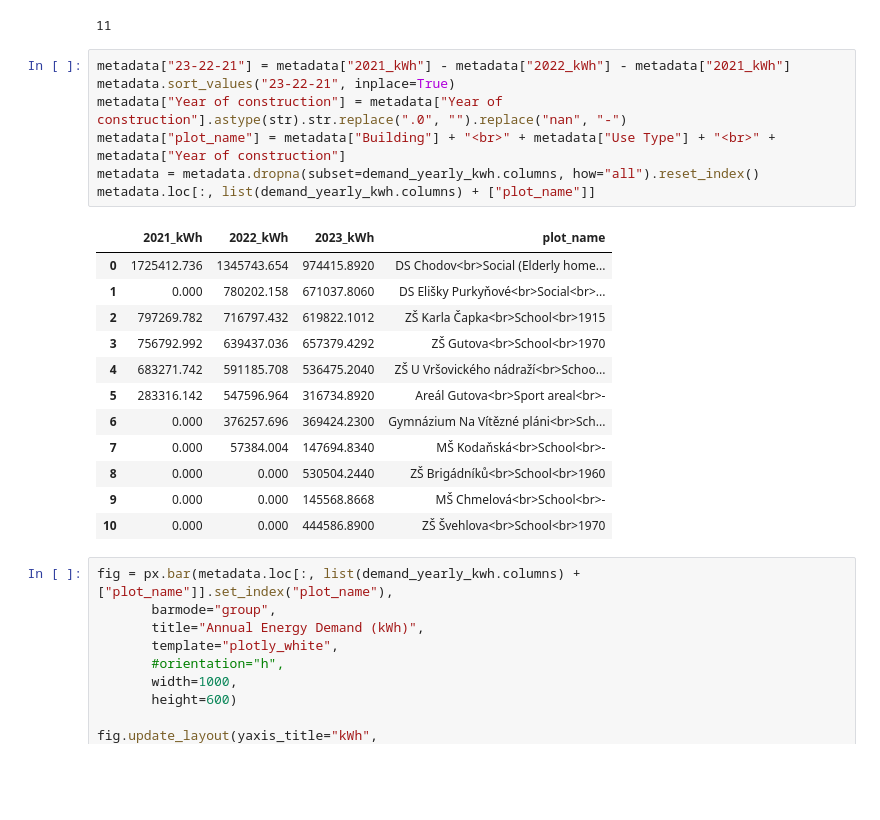
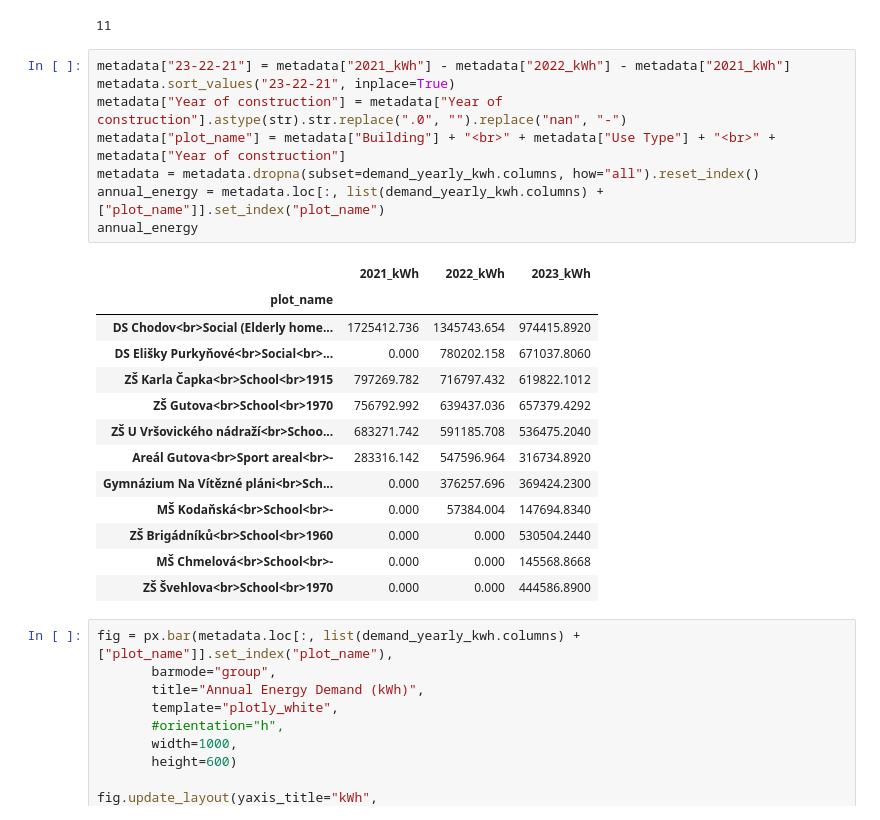
Before and after one commit to DKSR-CI/ci_city_mission_prague_2024, a Jupyter notebook: usecase_energy/notebooks/05-jz-compare_buildings.ipynb, the cells around one changed output. Drawn from its saved outputs; the diff is of its cells as text; blank space fills up the shorter version.

```diff
--- a/usecase_energy/notebooks/05-jz-compare_buildings.ipynb
+++ b/usecase_energy/notebooks/05-jz-compare_buildings.ipynb
@@ -82,23 +101,25 @@ metadata["Energy reference surface (m2)"].notna().sum()
 # %%
 metadata["23-22-21"] = metadata["2021_kWh"] - metadata["2022_kWh"] - metadata["2021_kWh"]
 metadata.sort_values("23-22-21", inplace=True)
 metadata["Year of construction"] = metadata["Year of construction"].astype(str).str.replace(".0", "").replace("nan", "-")
 metadata["plot_name"] = metadata["Building"] + "<br>" + metadata["Use Type"] + "<br>" + metadata["Year of construction"]
 metadata = metadata.dropna(subset=demand_yearly_kwh.columns, how="all").reset_index()
-metadata.loc[:, list(demand_yearly_kwh.columns) + ["plot_name"]]
+annual_energy = metadata.loc[:, list(demand_yearly_kwh.columns) + ["plot_name"]].set_index("plot_name")
+annual_energy
 # %% [output]
-|  | 2021_kWh | 2022_kWh | 2023_kWh | plot_name |
-| 0 | 1725412.736 | 1345743.654 | 974415.8920 | DS Chodov<br>Social (Elderly home... |
-| 1 | 0.000 | 780202.158 | 671037.8060 | DS Elišky Purkyňové<br>Social<br>... |
-| 2 | 797269.782 | 716797.432 | 619822.1012 | ZŠ Karla Čapka<br>School<br>1915 |
-| 3 | 756792.992 | 639437.036 | 657379.4292 | ZŠ Gutova<br>School<br>1970 |
-| 4 | 683271.742 | 591185.708 | 536475.2040 | ZŠ U Vršovického nádraží<br>Schoo... |
-| 5 | 283316.142 | 547596.964 | 316734.8920 | Areál Gutova<br>Sport areal<br>- |
-| 6 | 0.000 | 376257.696 | 369424.2300 | Gymnázium Na Vítězné pláni<br>Sch... |
-| 7 | 0.000 | 57384.004 | 147694.8340 | MŠ Kodaňská<br>School<br>- |
-| 8 | 0.000 | 0.000 | 530504.2440 | ZŠ Brigádníků<br>School<br>1960 |
-| 9 | 0.000 | 0.000 | 145568.8668 | MŠ Chmelová<br>School<br>- |
-| 10 | 0.000 | 0.000 | 444586.8900 | ZŠ Švehlova<br>School<br>1970 |
+|  | 2021_kWh | 2022_kWh | 2023_kWh |
+| plot_name |  |  |  |
+| DS Chodov<br>Social (Elderly home... | 1725412.736 | 1345743.654 | 974415.8920 |
+| DS Elišky Purkyňové<br>Social<br>... | 0.000 | 780202.158 | 671037.8060 |
+| ZŠ Karla Čapka<br>School<br>1915 | 797269.782 | 716797.432 | 619822.1012 |
+| ZŠ Gutova<br>School<br>1970 | 756792.992 | 639437.036 | 657379.4292 |
+| ZŠ U Vršovického nádraží<br>Schoo... | 683271.742 | 591185.708 | 536475.2040 |
+| Areál Gutova<br>Sport areal<br>- | 283316.142 | 547596.964 | 316734.8920 |
+| Gymnázium Na Vítězné pláni<br>Sch... | 0.000 | 376257.696 | 369424.2300 |
+| MŠ Kodaňská<br>School<br>- | 0.000 | 57384.004 | 147694.8340 |
+| ZŠ Brigádníků<br>School<br>1960 | 0.000 | 0.000 | 530504.2440 |
+| MŠ Chmelová<br>School<br>- | 0.000 | 0.000 | 145568.8668 |
+| ZŠ Švehlova<br>School<br>1970 | 0.000 | 0.000 | 444586.8900 |
 # %%
 fig = px.bar(metadata.loc[:, list(demand_yearly_kwh.columns) + ["plot_name"]].set_index("plot_name"),
        barmode="group",
```
Also changed, not shown: parts of 10 cells of this notebook, 1 other file.
